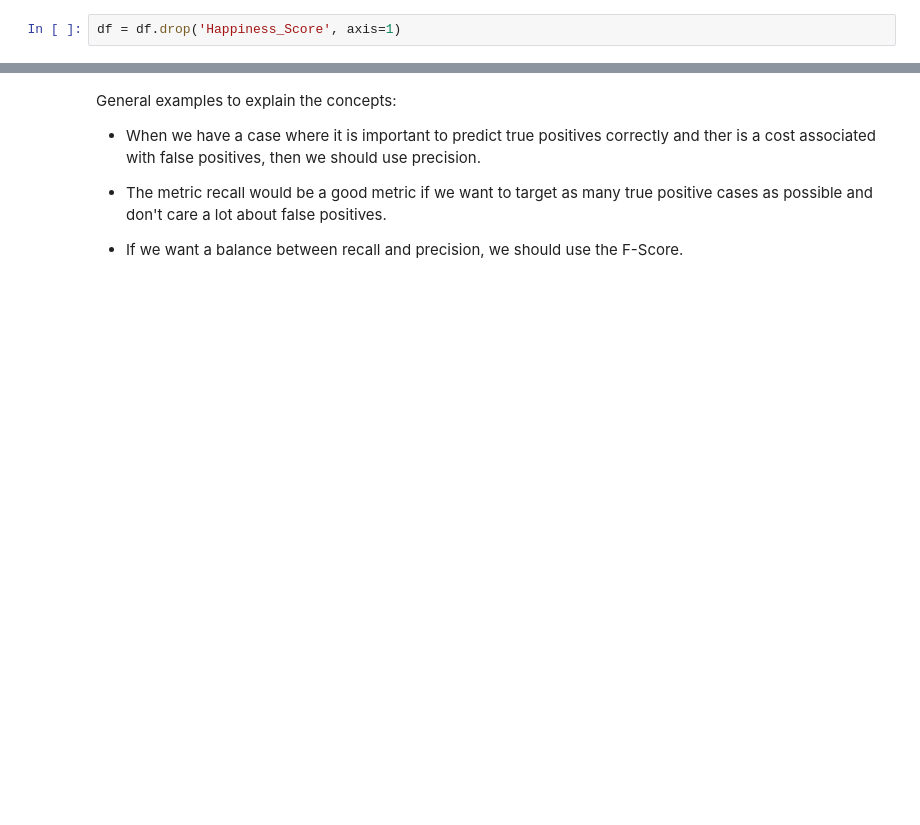
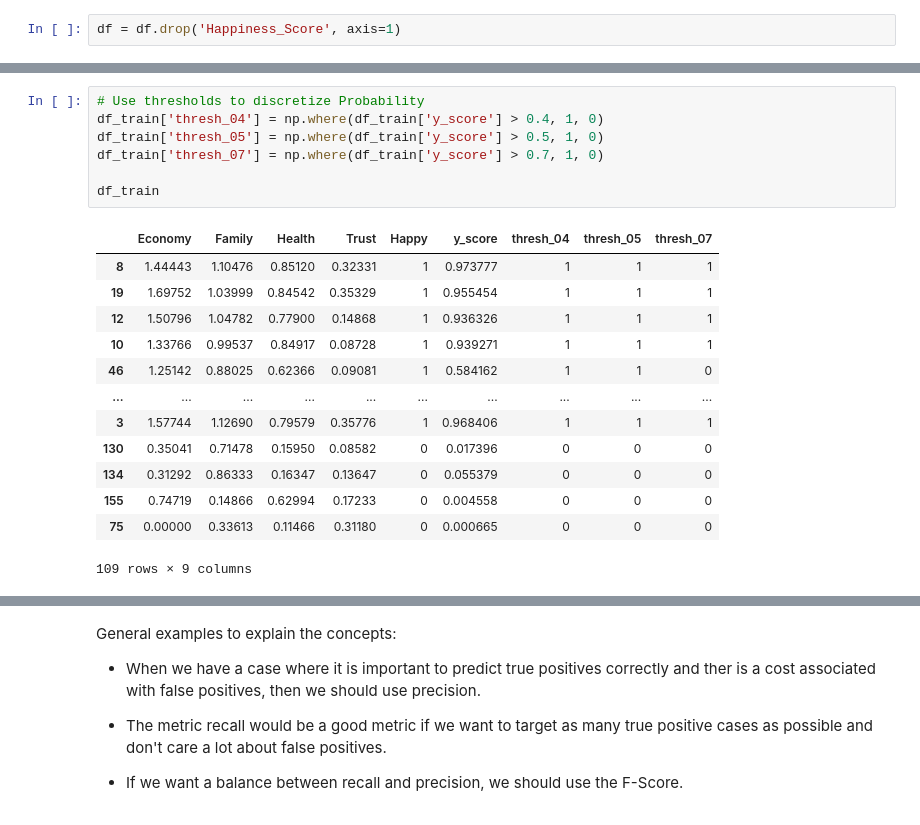
Before and after one commit to kirenz/classification, a Jupyter notebook: _build/jupyter_execute/docs/logistic-whr.ipynb, the cells around one changed output, grey strips where cells are left out. Drawn from its saved outputs; the diff is of its cells as text; blank space fills up the shorter version.

```diff
--- a/_build/jupyter_execute/docs/logistic-whr.ipynb
+++ b/_build/jupyter_execute/docs/logistic-whr.ipynb
@@ -383,0 +325,21 @@ F1 Score:  0.8344
+# %%
+# Use thresholds to discretize Probability
+df_train['thresh_04'] = np.where(df_train['y_score'] > 0.4, 1, 0)
+df_train['thresh_05'] = np.where(df_train['y_score'] > 0.5, 1, 0)
+df_train['thresh_07'] = np.where(df_train['y_score'] > 0.7, 1, 0)
+
+df_train
+# %% [output]
+|  | Economy | Family | Health | Trust | Happy | y_score | thresh_04 | thresh_05 | thresh_07 |
+| 8 | 1.44443 | 1.10476 | 0.85120 | 0.32331 | 1 | 0.973777 | 1 | 1 | 1 |
+| 19 | 1.69752 | 1.03999 | 0.84542 | 0.35329 | 1 | 0.955454 | 1 | 1 | 1 |
+| 12 | 1.50796 | 1.04782 | 0.77900 | 0.14868 | 1 | 0.936326 | 1 | 1 | 1 |
+| 10 | 1.33766 | 0.99537 | 0.84917 | 0.08728 | 1 | 0.939271 | 1 | 1 | 1 |
+| 46 | 1.25142 | 0.88025 | 0.62366 | 0.09081 | 1 | 0.584162 | 1 | 1 | 0 |
+| ... | ... | ... | ... | ... | ... | ... | ... | ... | ... |
+| 3 | 1.57744 | 1.12690 | 0.79579 | 0.35776 | 1 | 0.968406 | 1 | 1 | 1 |
+| 130 | 0.35041 | 0.71478 | 0.15950 | 0.08582 | 0 | 0.017396 | 0 | 0 | 0 |
+| 134 | 0.31292 | 0.86333 | 0.16347 | 0.13647 | 0 | 0.055379 | 0 | 0 | 0 |
+| 155 | 0.74719 | 0.14866 | 0.62994 | 0.17233 | 0 | 0.004558 | 0 | 0 | 0 |
+| 75 | 0.00000 | 0.33613 | 0.11466 | 0.31180 | 0 | 0.000665 | 0 | 0 | 0 |
+109 rows × 9 columns
```
Also changed, not shown: parts of 70 cells of this notebook, 40 other files.
